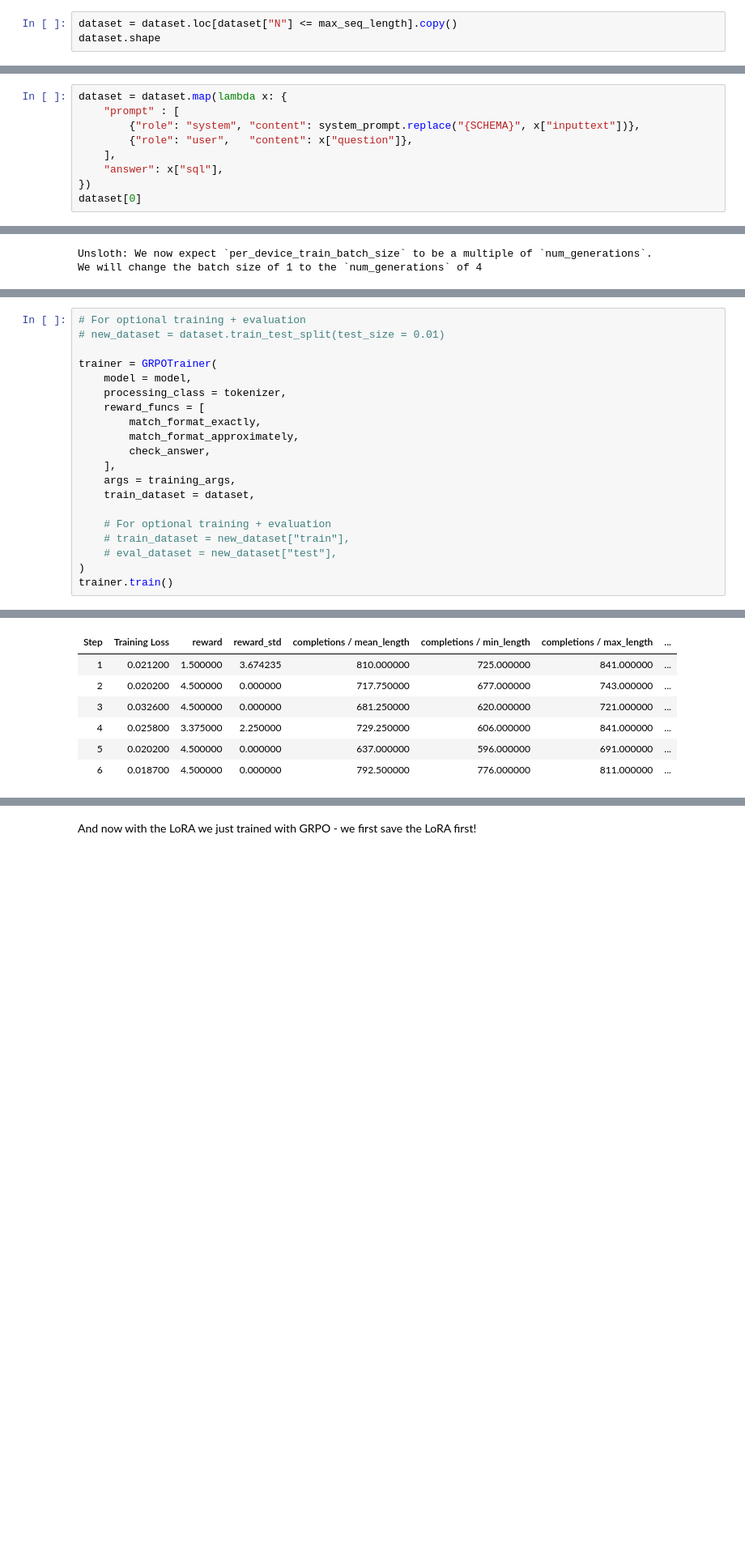
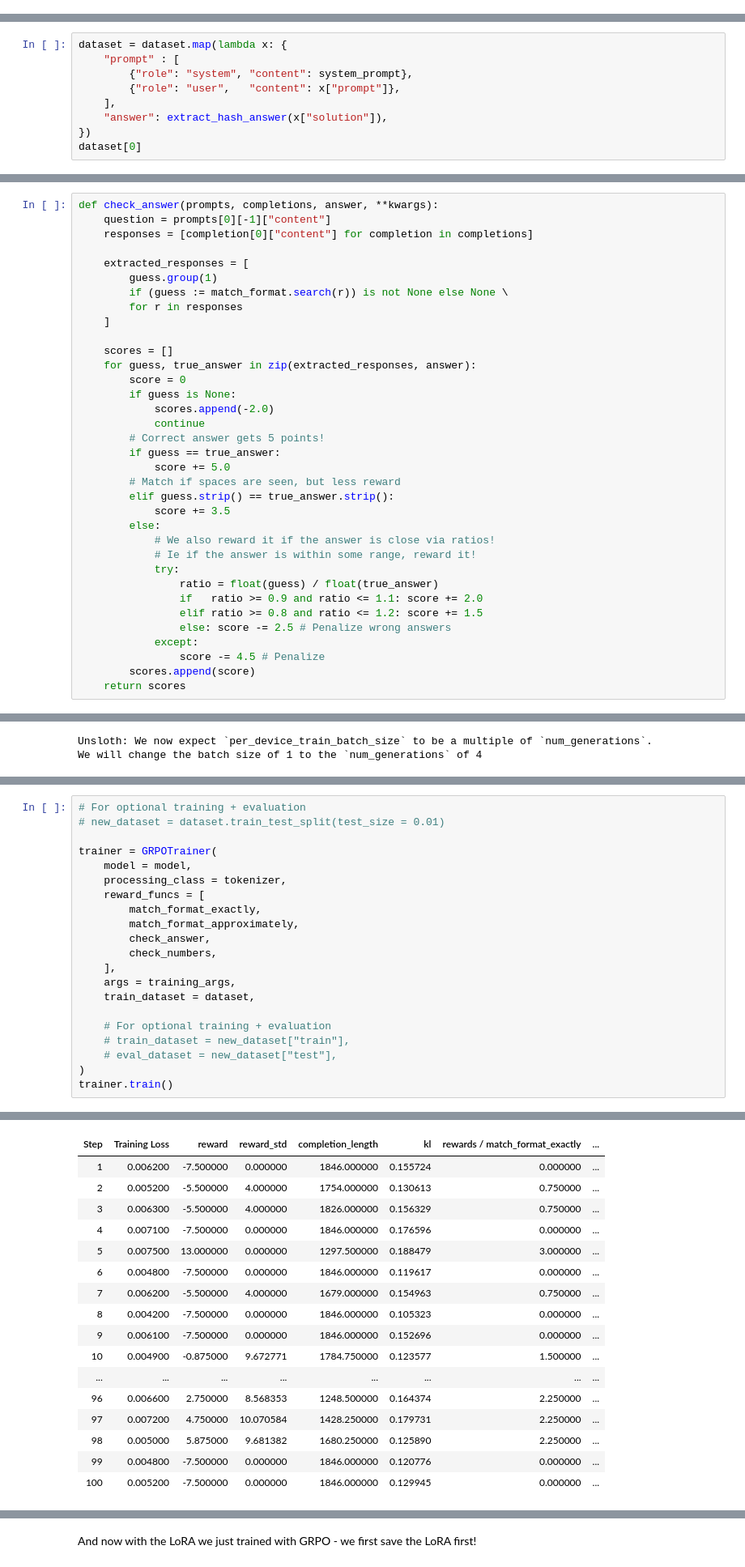
Before and after one commit to ChinaStark/-operating-system_practice, a Jupyter notebook: nb/Qwen3_(4B)-GRPO.ipynb, the cells around one changed output, grey strips where cells are left out. Shown at 81% size. Cells and saved outputs as stored; diff of their text form; blank space fills up the shorter version.

```diff
--- a/nb/Qwen3_(4B)-GRPO.ipynb
+++ b/nb/Qwen3_(4B)-GRPO.ipynb
@@ -288,3 +221,0 @@ dataset.loc[dataset["N"] <= max_seq_length]
-# %%
-dataset = dataset.loc[dataset["N"] <= max_seq_length].copy()
-dataset.shape
@@ -450,10 +365,10 @@ Let's map the dataset! and see the first row:
 # %%
 dataset = dataset.map(lambda x: {
     "prompt" : [
-        {"role": "system", "content": system_prompt.replace("{SCHEMA}", x["inputtext"])},
-        {"role": "user",   "content": x["question"]},
+        {"role": "system", "content": system_prompt},
+        {"role": "user",   "content": x["prompt"]},
     ],
-    "answer": x["sql"],
+    "answer": extract_hash_answer(x["solution"]),
 })
 dataset[0]
 # %% [output]
@@ -566,3 +454,38 @@ def check_answer(prompts, completions, answer, **kwargs):
+# %%
+def check_answer(prompts, completions, answer, **kwargs):
+    question = prompts[0][-1]["content"]
+    responses = [completion[0]["content"] for completion in completions]
+
+    extracted_responses = [
+        guess.group(1)
+        if (guess := match_format.search(r)) is not None else None \
+        for r in responses
+    ]
+
+    scores = []
+    for guess, true_answer in zip(extracted_responses, answer):
+        score = 0
+        if guess is None:
+            scores.append(-2.0)
+            continue
+        # Correct answer gets 5 points!
+        if guess == true_answer:
+            score += 5.0
+        # Match if spaces are seen, but less reward
+        elif guess.strip() == true_answer.strip():
+            score += 3.5
+        else:
+            # We also reward it if the answer is close via ratios!
+            # Ie if the answer is within some range, reward it!
+            try:
+                ratio = float(guess) / float(true_answer)
+                if   ratio >= 0.9 and ratio <= 1.1: score += 2.0
+                elif ratio >= 0.8 and ratio <= 1.2: score += 1.5
+                else: score -= 2.5 # Penalize wrong answers
+            except:
+                score -= 4.5 # Penalize
+        scores.append(score)
+    return scores
 # %% [markdown]
 Also sometimes it might not be 1 number as the answer, but like a sentence for example "The solution is $20" -> we extract 20.
 
@@ -741,6 +642,7 @@ trainer = GRPOTrainer(
         match_format_exactly,
         match_format_approximately,
         check_answer,
+        check_numbers,
     ],
     args = training_args,
     train_dataset = dataset,
@@ -760,7 +679,17 @@ O^O/ \_/ \    Batch size per device = 4 | Gradient accumulation steps = 1
-| Step | Training Loss | reward | reward_std | completions / mean_length | completions / min_length | completions / max_length | ... |
-| 1 | 0.021200 | 1.500000 | 3.674235 | 810.000000 | 725.000000 | 841.000000 | ... |
-| 2 | 0.020200 | 4.500000 | 0.000000 | 717.750000 | 677.000000 | 743.000000 | ... |
-| 3 | 0.032600 | 4.500000 | 0.000000 | 681.250000 | 620.000000 | 721.000000 | ... |
-| 4 | 0.025800 | 3.375000 | 2.250000 | 729.250000 | 606.000000 | 841.000000 | ... |
-| 5 | 0.020200 | 4.500000 | 0.000000 | 637.000000 | 596.000000 | 691.000000 | ... |
-| 6 | 0.018700 | 4.500000 | 0.000000 | 792.500000 | 776.000000 | 811.000000 | ... |
+| Step | Training Loss | reward | reward_std | completion_length | kl | rewards / match_format_exactly | ... |
+| 1 | 0.006200 | -7.500000 | 0.000000 | 1846.000000 | 0.155724 | 0.000000 | ... |
+| 2 | 0.005200 | -5.500000 | 4.000000 | 1754.000000 | 0.130613 | 0.750000 | ... |
+| 3 | 0.006300 | -5.500000 | 4.000000 | 1826.000000 | 0.156329 | 0.750000 | ... |
+| 4 | 0.007100 | -7.500000 | 0.000000 | 1846.000000 | 0.176596 | 0.000000 | ... |
+| 5 | 0.007500 | 13.000000 | 0.000000 | 1297.500000 | 0.188479 | 3.000000 | ... |
+| 6 | 0.004800 | -7.500000 | 0.000000 | 1846.000000 | 0.119617 | 0.000000 | ... |
+| 7 | 0.006200 | -5.500000 | 4.000000 | 1679.000000 | 0.154963 | 0.750000 | ... |
+| 8 | 0.004200 | -7.500000 | 0.000000 | 1846.000000 | 0.105323 | 0.000000 | ... |
+| 9 | 0.006100 | -7.500000 | 0.000000 | 1846.000000 | 0.152696 | 0.000000 | ... |
+| 10 | 0.004900 | -0.875000 | 9.672771 | 1784.750000 | 0.123577 | 1.500000 | ... |
+| ... | ... | ... | ... | ... | ... | ... | ... |
+| 96 | 0.006600 | 2.750000 | 8.568353 | 1248.500000 | 0.164374 | 2.250000 | ... |
+| 97 | 0.007200 | 4.750000 | 10.070584 | 1428.250000 | 0.179731 | 2.250000 | ... |
+| 98 | 0.005000 | 5.875000 | 9.681382 | 1680.250000 | 0.125890 | 2.250000 | ... |
+| 99 | 0.004800 | -7.500000 | 0.000000 | 1846.000000 | 0.120776 | 0.000000 | ... |
+| 100 | 0.005200 | -7.500000 | 0.000000 | 1846.000000 | 0.129945 | 0.000000 | ... |
```
Also changed, not shown: parts of 30 cells of this notebook.
